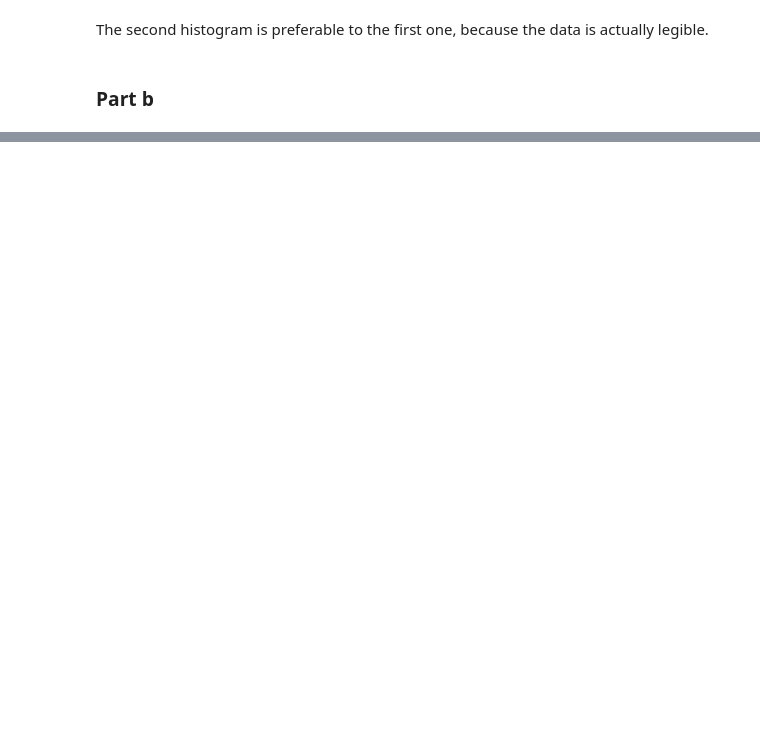
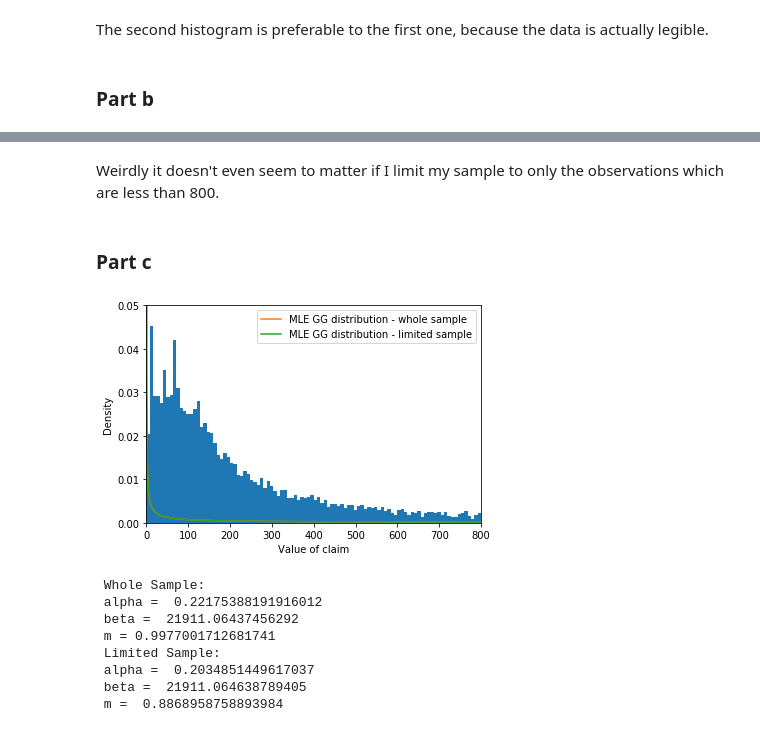
Before and after one commit to mattdbrown17/BootCamp2018, a Jupyter notebook: ProbSets/Econ/ProbSet5/Structural Estimation PSet.ipynb, the cells around one changed output, grey strips where cells are left out. Saved outputs shown, nothing was run; the diff lists cells and outputs as text; code cells hidden in the pictures; blank space fills up the shorter version.

```diff
--- a/ProbSets/Econ/ProbSet5/Structural Estimation PSet.ipynb
+++ b/ProbSets/Econ/ProbSet5/Structural Estimation PSet.ipynb
@@ -32,0 +109,77 @@ alpha0 = np.mean(claims)/beta0
+# %% [markdown]
+Weirdly it doesn't even seem to matter if I limit my sample to only the observations which are less than 800.
+# %% [markdown]
+### Part c
+# %%
+#Define a function for the gamma distribution
+def GGpdf(x, alpha, beta, m):
+    pdfval = m/(beta ** alpha * (math.gamma(alpha/m)) ) \
+             * x ** (alpha- 1) * np.exp(-(x/beta)**m)
+    return pdfval
+
+#Define criterion function
+def crit1c(params, args):
+    '''
+    The function to maximize (negative of sum of log-
+    likelihoods) for a vector X and parameters alpha, beta, m
+    '''
+    X = args
+    alpha, beta, m = params
+    #Get log-likelihood
+    pdfval = GGpdf(X, alpha, beta, m)
+    log_pdf_val = np.log(pdfval)
+    sum_log_pdf_val = np.sum(log_pdf_val)
+    neg_sum_log_pdf_val = - sum_log_pdf_val
+    return neg_sum_log_pdf_val
+
+#Grab initial guess
+beta0 = np.var(claims)/np.mean(claims)
+alpha0 = np.mean(claims)/beta0
+m0 = 1
+guess = [alpha0, beta0, m0]
+
+#Pull results
+bds = ((1e-5, None), (1e-5, None), (1e-5, None))
+results = opt.minimize(crit1c, guess, args = claims, bounds = bds)
+limitedresults = opt.minimize(crit1c, guess, args = claimslimited, bounds = bds)
+alpha, beta, m = results.x
+alphalimited, betalimited, mlimited = limitedresults.x
+
+#define xgrid
+xgrid = np.linspace(0.01, 800, 1000)
+
+#put results into plottable grid.
+resultsgrid = GGpdf(xgrid, alpha, beta, m)
+limitedresultsgrid = GGpdf(xgrid, alphalimited, betalimited, mlimited)
+
+#Plot
+plt.hist(claims[claims<800], weights = weightslimited, bins= 100)
+plt.plot(xgrid, resultsgrid, label = "MLE GG distribution - whole sample")
+plt.plot(xgrid, limitedresultsgrid, label = "MLE GG distribution - limited sample")
+plt.xlim(0, 800)
+plt.ylim(0, .05)
+plt.xlabel("Value of claim")
+plt.ylabel("Density")
+plt.legend()
+plt.show()
+
+
+#Report Results
+print(" Whole Sample: \n",
+       "alpha = ", alpha, \
+       "\n beta = ", beta, \
+       "\n m =", m, \
+      "\n Limited Sample: \n",
+       "alpha = ", alphalimited, \
+       "\n beta = ", betalimited, \
+       "\n m = ", mlimited)
+# %% [output]
+[figure, added]
+ Whole Sample:
+ alpha =  0.22175388191916012
+ beta =  21911.06437456292
+ m = 0.9977001712681741
+ Limited Sample:
+ alpha =  0.2034851449617037
+ beta =  21911.064638789405
+ m =  0.8868958758893984
```
Also changed, not shown: parts of 22 cells of this notebook, 1 other file.
